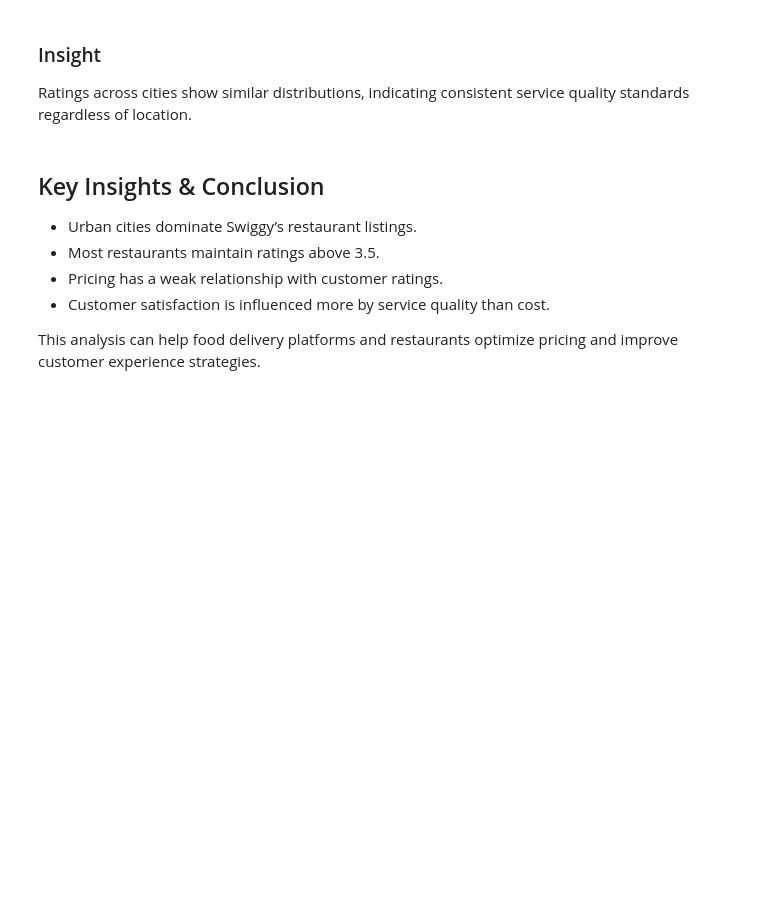
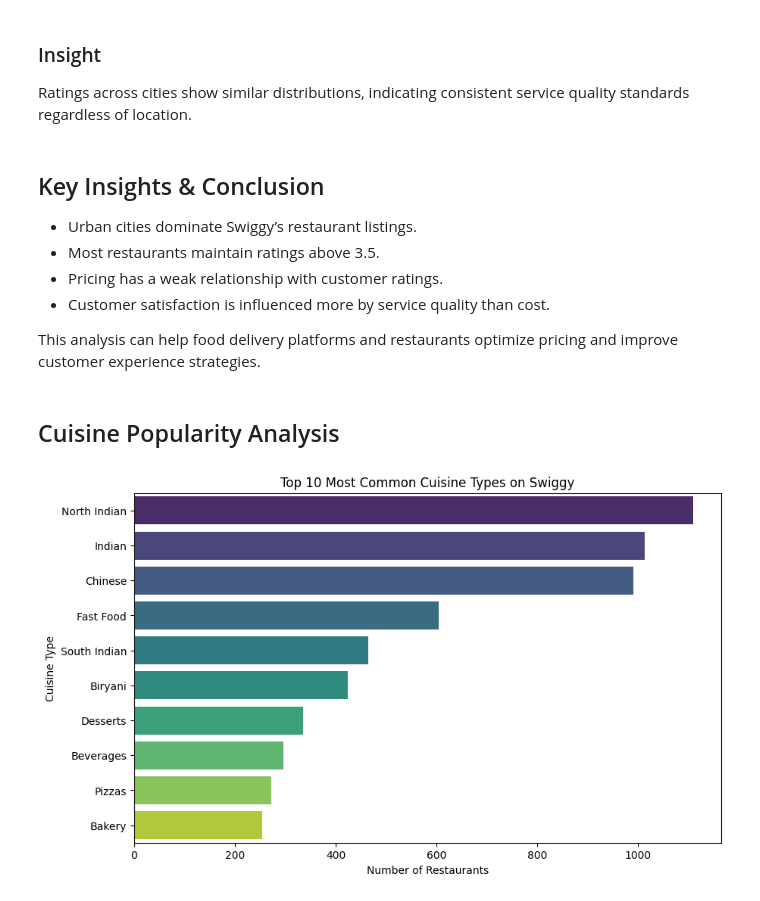
Before and after one commit to dishitak813/swiggy-data-analysis, a Jupyter notebook: swiggy_analysis.ipynb, the cells around one changed output. Cells and saved outputs as stored; diff of their text form; code cells hidden in the pictures; blank space fills up the shorter version.

Commit message:
Add cuisine popularity and correlation analysis

```diff
--- a/swiggy_analysis.ipynb
+++ b/swiggy_analysis.ipynb
@@ -182,3 +182,18 @@ quality standards regardless of location.
 
 This analysis can help food delivery platforms and restaurants optimize pricing
 and improve customer experience strategies.
+# %% [markdown]
+## Cuisine Popularity Analysis
+# %%
+df['Primary Food Type'] = df['Food type'].str.split(',').str[0].str.strip()
+top_food = df['Primary Food Type'].value_counts().head(10)
+
+plt.figure(figsize=(10,6))
+sns.barplot(x=top_food.values, y=top_food.index, palette='viridis', hue=top_food.index, legend=False)
+plt.title("Top 10 Most Common Cuisine Types on Swiggy")
+plt.xlabel("Number of Restaurants")
+plt.ylabel("Cuisine Type")
+
+plt.show()
+# %% [output]
+[figure, added]
```
Also changed, not shown: parts of 4 cells of this notebook.
